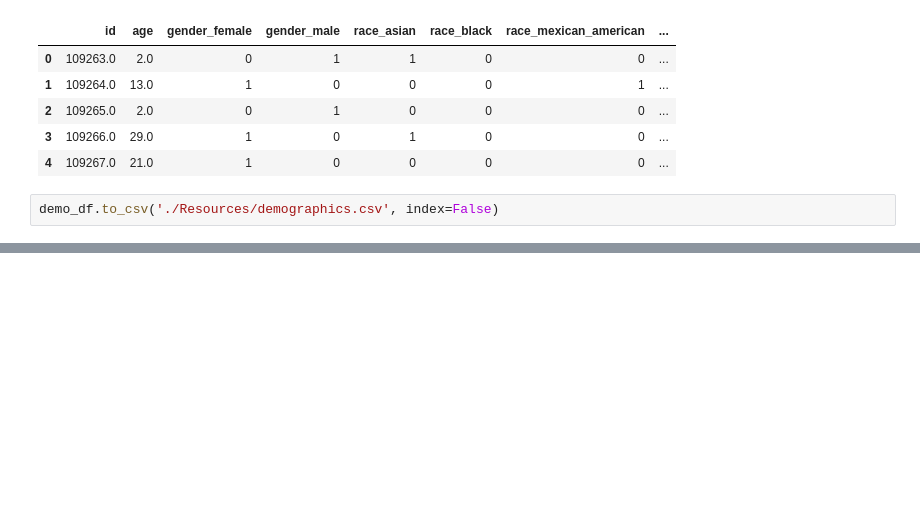
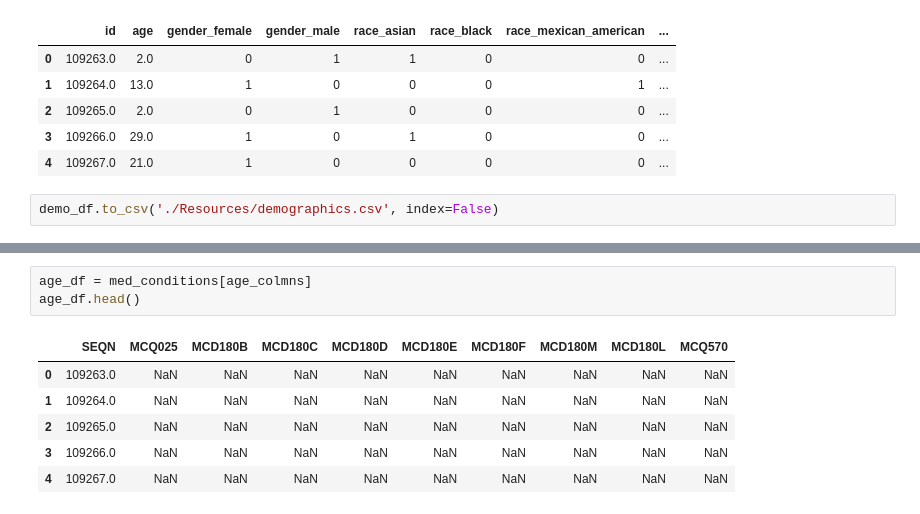
Before and after one commit to equitymarkets/HeartAttackPrediction, a Jupyter notebook: data_etl.ipynb, the cells around one changed output, grey strips where cells are left out. Cells and saved outputs as stored; diff of their text form; blank space fills up the shorter version.

```diff
--- a/data_etl.ipynb
+++ b/data_etl.ipynb
@@ -79,0 +96,10 @@ demo_df.to_csv('./Resources/demographics.csv', index=False)
+# %%
+age_df = med_conditions[age_colmns]
+age_df.head()
+# %% [output]
+|  | SEQN | MCQ025 | MCD180B | MCD180C | MCD180D | MCD180E | MCD180F | MCD180M | MCD180L | MCQ570 |
+| 0 | 109263.0 | NaN | NaN | NaN | NaN | NaN | NaN | NaN | NaN | NaN |
+| 1 | 109264.0 | NaN | NaN | NaN | NaN | NaN | NaN | NaN | NaN | NaN |
+| 2 | 109265.0 | NaN | NaN | NaN | NaN | NaN | NaN | NaN | NaN | NaN |
+| 3 | 109266.0 | NaN | NaN | NaN | NaN | NaN | NaN | NaN | NaN | NaN |
+| 4 | 109267.0 | NaN | NaN | NaN | NaN | NaN | NaN | NaN | NaN | NaN |
```
Also changed, not shown: parts of 13 cells of this notebook, 1 other file.
